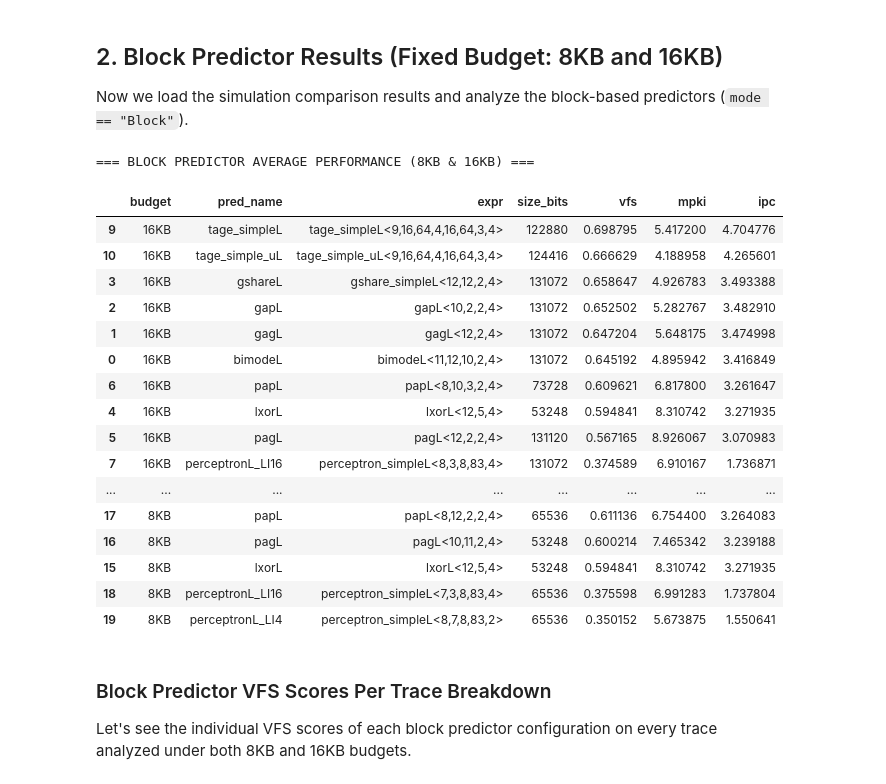
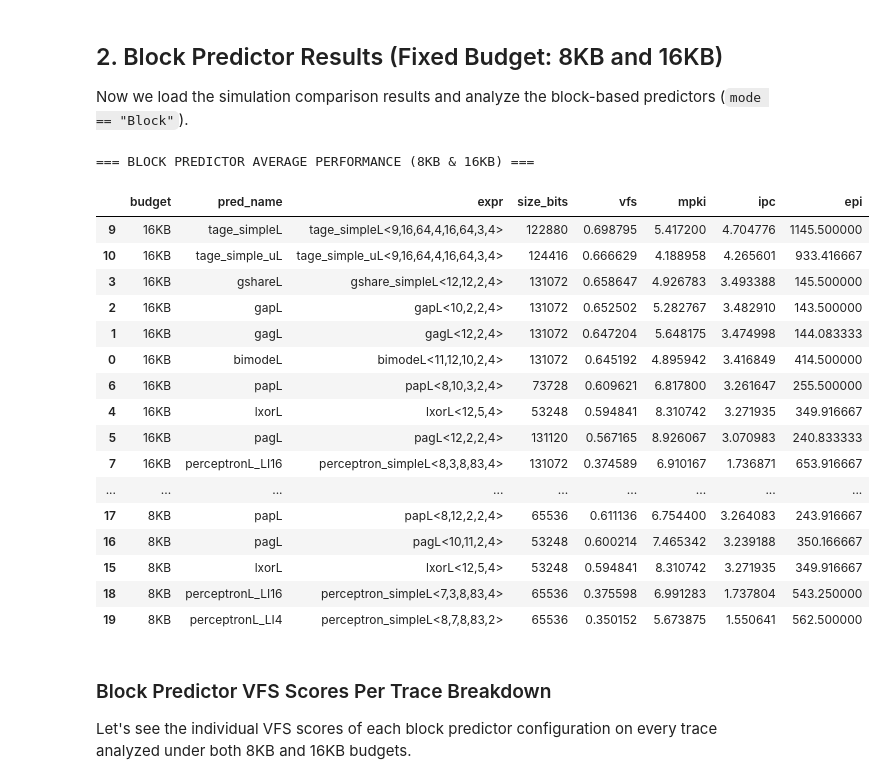
Before and after one commit to AlessandroGhiotto/cbp-ng-26, a Jupyter notebook: profiling/CBP_Predictor_Analysis.ipynb, the cells around one changed output. Cells and saved outputs as stored; diff of their text form; code cells hidden in the pictures.

```diff
--- a/profiling/CBP_Predictor_Analysis.ipynb
+++ b/profiling/CBP_Predictor_Analysis.ipynb
@@ -94,35 +123,35 @@ Now we load the simulation comparison results and analyze the block-based predic
 # %%
 # Load simulation results
 df_results = pd.read_csv(COMP_RESULTS_CSV)
 
 # Filter block predictors
 df_block = df_results[df_results['mode'] == 'Block'].copy()
 
 # Pivot to show Mean VFS, Mean MPKI, and Mean IPC per predictor configuration per budget
-block_pivot = df_block.groupby(['budget', 'pred_name', 'expr', 'size_bits'])[['vfs', 'mpki', 'ipc']].mean().reset_index()
+block_pivot = df_block.groupby(['budget', 'pred_name', 'expr', 'size_bits'])[['vfs', 'mpki', 'ipc', 'epi']].mean().reset_index()
 block_pivot = block_pivot.sort_values(by=['budget', 'vfs'], ascending=[True, False])
 
 print("=== BLOCK PREDICTOR AVERAGE PERFORMANCE (8KB & 16KB) ===")
 display(block_pivot)
 # %% [output]
 === BLOCK PREDICTOR AVERAGE PERFORMANCE (8KB & 16KB) ===
-|  | budget | pred_name | expr | size_bits | vfs | mpki | ipc |
-| 9 | 16KB | tage_simpleL | tage_simpleL<9,16,64,4,16,64,3,4> | 122880 | 0.698795 | 5.417200 | 4.704776 |
-| 10 | 16KB | tage_simple_uL | tage_simple_uL<9,16,64,4,16,64,3,4> | 124416 | 0.666629 | 4.188958 | 4.265601 |
-| 3 | 16KB | gshareL | gshare_simpleL<12,12,2,4> | 131072 | 0.658647 | 4.926783 | 3.493388 |
-| 2 | 16KB | gapL | gapL<10,2,2,4> | 131072 | 0.652502 | 5.282767 | 3.482910 |
-| 1 | 16KB | gagL | gagL<12,2,4> | 131072 | 0.647204 | 5.648175 | 3.474998 |
-| 0 | 16KB | bimodeL | bimodeL<11,12,10,2,4> | 131072 | 0.645192 | 4.895942 | 3.416849 |
-| 6 | 16KB | papL | papL<8,10,3,2,4> | 73728 | 0.609621 | 6.817800 | 3.261647 |
-| 4 | 16KB | lxorL | lxorL<12,5,4> | 53248 | 0.594841 | 8.310742 | 3.271935 |
-| 5 | 16KB | pagL | pagL<12,2,2,4> | 131120 | 0.567165 | 8.926067 | 3.070983 |
-| 7 | 16KB | perceptronL_LI16 | perceptron_simpleL<8,3,8,83,4> | 131072 | 0.374589 | 6.910167 | 1.736871 |
-| ... | ... | ... | ... | ... | ... | ... | ... |
-| 17 | 8KB | papL | papL<8,12,2,2,4> | 65536 | 0.611136 | 6.754400 | 3.264083 |
-| 16 | 8KB | pagL | pagL<10,11,2,4> | 53248 | 0.600214 | 7.465342 | 3.239188 |
-| 15 | 8KB | lxorL | lxorL<12,5,4> | 53248 | 0.594841 | 8.310742 | 3.271935 |
-| 18 | 8KB | perceptronL_LI16 | perceptron_simpleL<7,3,8,83,4> | 65536 | 0.375598 | 6.991283 | 1.737804 |
-| 19 | 8KB | perceptronL_LI4 | perceptron_simpleL<8,7,8,83,2> | 65536 | 0.350152 | 5.673875 | 1.550641 |
+|  | budget | pred_name | expr | size_bits | vfs | mpki | ipc | epi |
+| 9 | 16KB | tage_simpleL | tage_simpleL<9,16,64,4,16,64,3,4> | 122880 | 0.698795 | 5.417200 | 4.704776 | 1145.500000 |
+| 10 | 16KB | tage_simple_uL | tage_simple_uL<9,16,64,4,16,64,3,4> | 124416 | 0.666629 | 4.188958 | 4.265601 | 933.416667 |
+| 3 | 16KB | gshareL | gshare_simpleL<12,12,2,4> | 131072 | 0.658647 | 4.926783 | 3.493388 | 145.500000 |
+| 2 | 16KB | gapL | gapL<10,2,2,4> | 131072 | 0.652502 | 5.282767 | 3.482910 | 143.500000 |
+| 1 | 16KB | gagL | gagL<12,2,4> | 131072 | 0.647204 | 5.648175 | 3.474998 | 144.083333 |
+| 0 | 16KB | bimodeL | bimodeL<11,12,10,2,4> | 131072 | 0.645192 | 4.895942 | 3.416849 | 414.500000 |
+| 6 | 16KB | papL | papL<8,10,3,2,4> | 73728 | 0.609621 | 6.817800 | 3.261647 | 255.500000 |
+| 4 | 16KB | lxorL | lxorL<12,5,4> | 53248 | 0.594841 | 8.310742 | 3.271935 | 349.916667 |
+| 5 | 16KB | pagL | pagL<12,2,2,4> | 131120 | 0.567165 | 8.926067 | 3.070983 | 240.833333 |
+| 7 | 16KB | perceptronL_LI16 | perceptron_simpleL<8,3,8,83,4> | 131072 | 0.374589 | 6.910167 | 1.736871 | 653.916667 |
+| ... | ... | ... | ... | ... | ... | ... | ... | ... |
+| 17 | 8KB | papL | papL<8,12,2,2,4> | 65536 | 0.611136 | 6.754400 | 3.264083 | 243.916667 |
+| 16 | 8KB | pagL | pagL<10,11,2,4> | 53248 | 0.600214 | 7.465342 | 3.239188 | 350.166667 |
+| 15 | 8KB | lxorL | lxorL<12,5,4> | 53248 | 0.594841 | 8.310742 | 3.271935 | 349.916667 |
+| 18 | 8KB | perceptronL_LI16 | perceptron_simpleL<7,3,8,83,4> | 65536 | 0.375598 | 6.991283 | 1.737804 | 543.250000 |
+| 19 | 8KB | perceptronL_LI4 | perceptron_simpleL<8,7,8,83,2> | 65536 | 0.350152 | 5.673875 | 1.550641 | 562.500000 |
 # %% [markdown]
 ### Block Predictor VFS Scores Per Trace Breakdown
 Let's see the individual VFS scores of each block predictor configuration on every trace analyzed under both 8KB and 16KB budgets.
```
Also changed, not shown: parts of 4 cells of this notebook, 6 other files.
